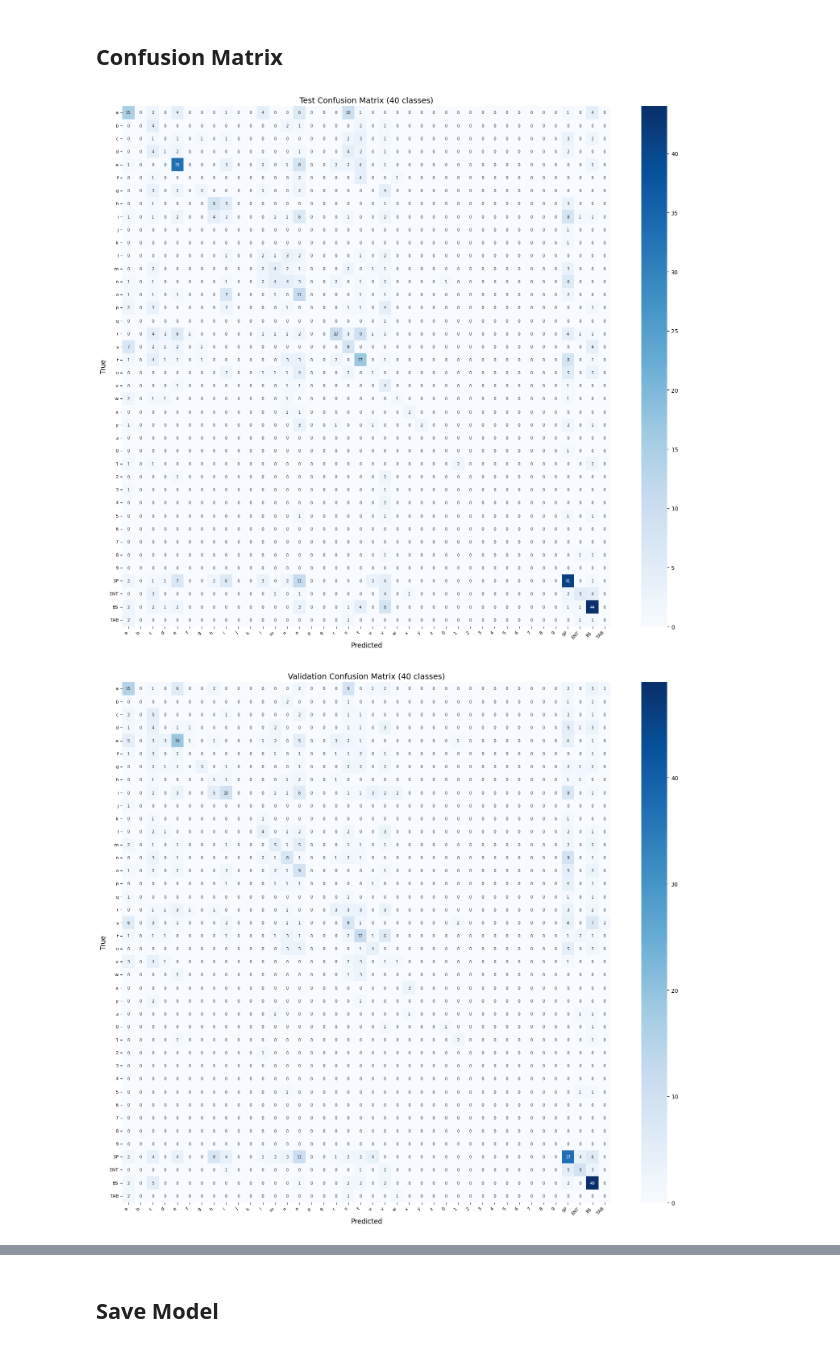
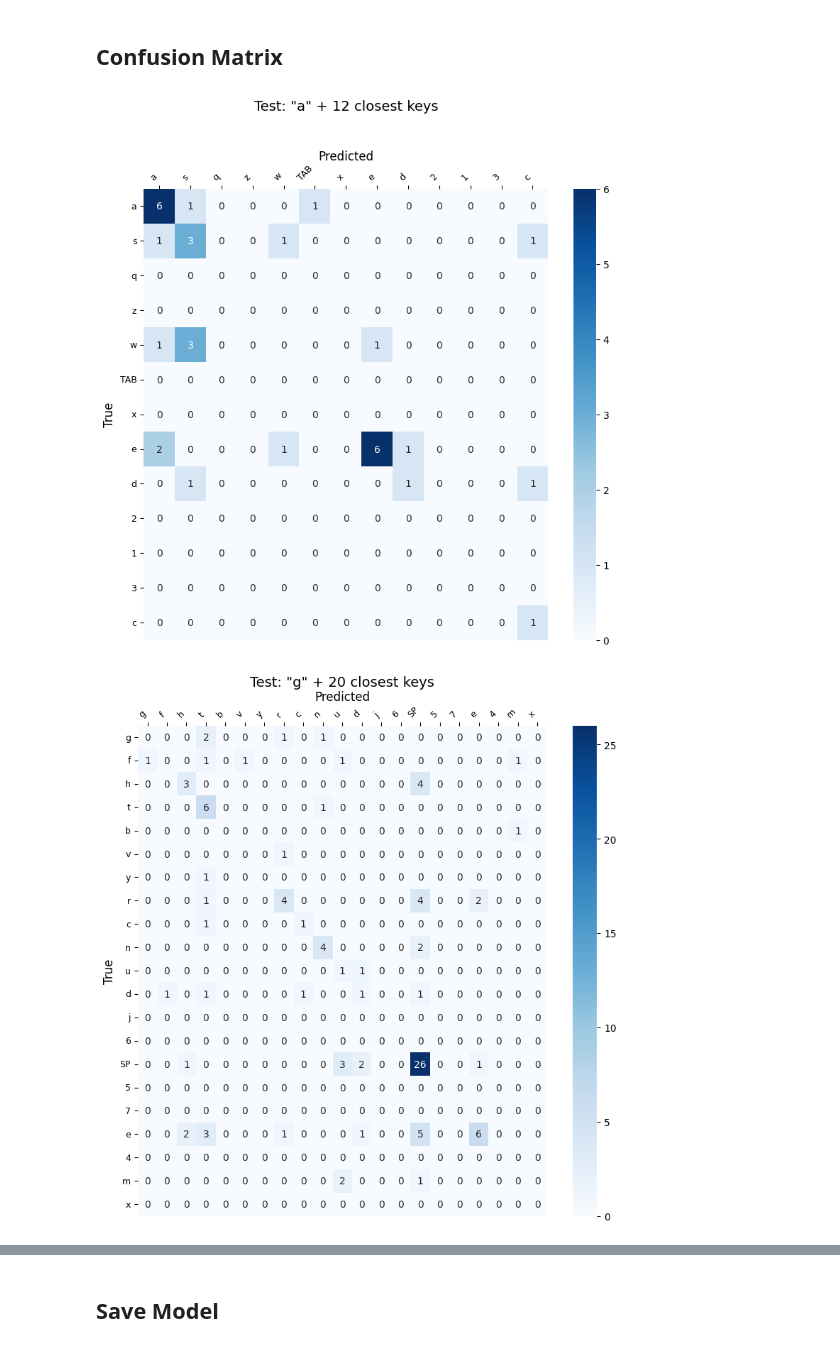
Before and after one commit to Perceptron-GIK/perceptron-gik, a Jupyter notebook: train_model.ipynb, the cells around one changed output, grey strips where cells are left out. Cells and saved outputs as stored; diff of their text form; code cells hidden in the pictures.

Commit message:
add keyboard distance and keyboard heatmap visualisation

```diff
--- a/train_model.ipynb
+++ b/train_model.ipynb
@@ -33,11 +33,11 @@ PyTorch 2.10.0 | Device: mps
 ## Configuration
 # %%
 # Data paths - Using data_hazel_2 with multiple sources
-DATA_DIR = "data_hazel_2"
+DATA_DIR = "data_hazel_1"
 
 # Multiple data sources (paired keyboard + IMU files)
-KEYBOARD_FILES = ["Keyboard_1.csv", "Keyboard_2.csv", "Keyboard_3.csv", "Keyboard_4.csv"]
-LEFT_FILES = ["Left_1.csv", "Left_2.csv", "Left_3.csv", "Left_4.csv"]
+KEYBOARD_FILES = ["Keyboard_1.csv"]
+LEFT_FILES = ["Left_1.csv"]
 RIGHT_FILES = None  # Set to list of files if available
 
 PROCESSED_DATA_PATH = os.path.join(DATA_DIR, "processed_dataset.pt")
@@ -393,10 +328,0 @@ def plot_confusion_matrix(data_subset, subset_name):
-# %%
-# Plot confusion matrix for test set
-test_cm = plot_confusion_matrix(trainer.test_dataset, 'Test')
-# %% [output]
-[figure, removed]
-# %%
-# Plot confusion matrix for validation set
-val_cm = plot_confusion_matrix(trainer.val_dataset, 'Validation')
-# %% [output]
-[figure, removed]
@@ -402,0 +543,13 @@ val_cm = plot_confusion_matrix(trainer.val_dataset, 'Validation')
+# %%
+cm_orig = compute_confusion_matrix_40x40(trainer.test_dataset, model, DEVICE)
+
+#plot_confusion_matrix_40x40(cm_orig, 'Test')
+
+neighbours_a, cm_a = plot_anchor_with_closest_neighbours(cm_orig, 'a', 'Test', k_neighbours=12)
+
+neighbours_g, cm_g = plot_anchor_with_closest_neighbours(cm_orig, 'g', 'Test', k_neighbours=20)
+
+neighbours_l, cm_l = plot_anchor_with_closest_neighbours(cm_orig, 'l', 'Test', k_neighbours=13)
+# %% [output]
+[figure, added]
+[figure, added]
```
Also changed, not shown: parts of 15 cells of this notebook.
